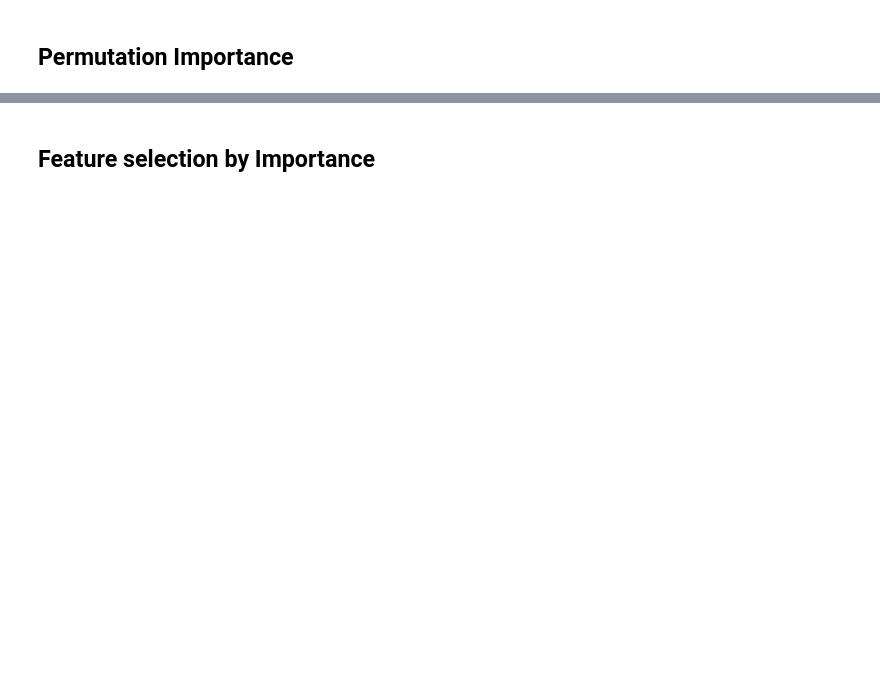
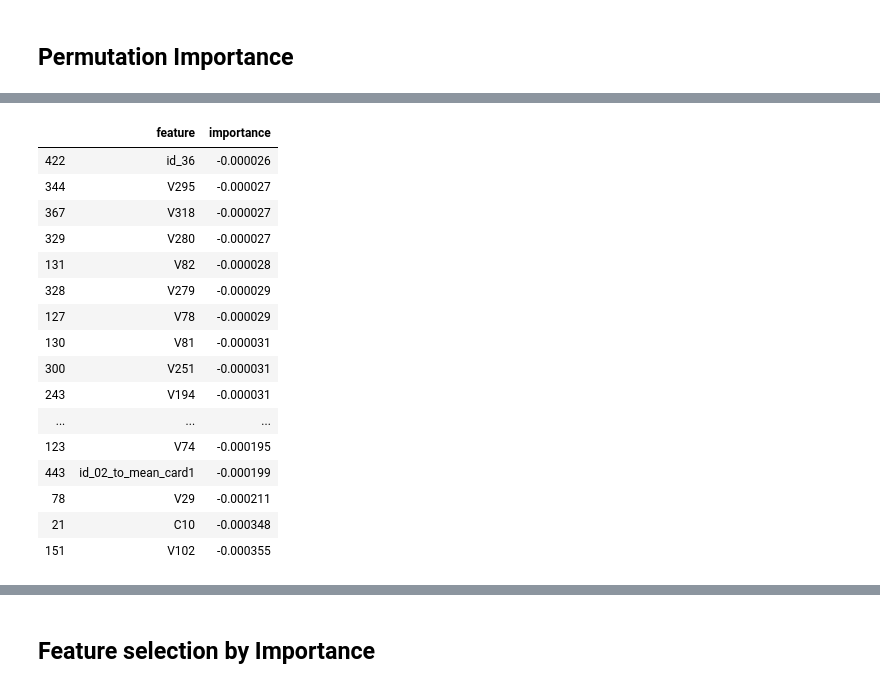
Before and after one commit to haataa/IEEE_CIS_Fraud_Detection, a Jupyter notebook: feature_selection.ipynb, the cells around one changed output, grey strips where cells are left out. Saved outputs shown, nothing was run; the diff lists cells and outputs as text; code cells hidden in the pictures; blank space fills up the shorter version.

```diff
--- a/feature_selection.ipynb
+++ b/feature_selection.ipynb
@@ -238,0 +335,21 @@ fi_importance.sort_values('importance',ascending=False)
+# %%
+#fi_importance[fi_importance.importance <0].feature
+fi_importance.sort_values(by='importance',ascending=False)[-50:]
+# %% [output]
+|  | feature | importance |
+| 422 | id_36 | -0.000026 |
+| 344 | V295 | -0.000027 |
+| 367 | V318 | -0.000027 |
+| 329 | V280 | -0.000027 |
+| 131 | V82 | -0.000028 |
+| 328 | V279 | -0.000029 |
+| 127 | V78 | -0.000029 |
+| 130 | V81 | -0.000031 |
+| 300 | V251 | -0.000031 |
+| 243 | V194 | -0.000031 |
+| ... | ... | ... |
+| 123 | V74 | -0.000195 |
+| 443 | id_02_to_mean_card1 | -0.000199 |
+| 78 | V29 | -0.000211 |
+| 21 | C10 | -0.000348 |
+| 151 | V102 | -0.000355 |
```
Also changed, not shown: parts of 42 cells of this notebook.
